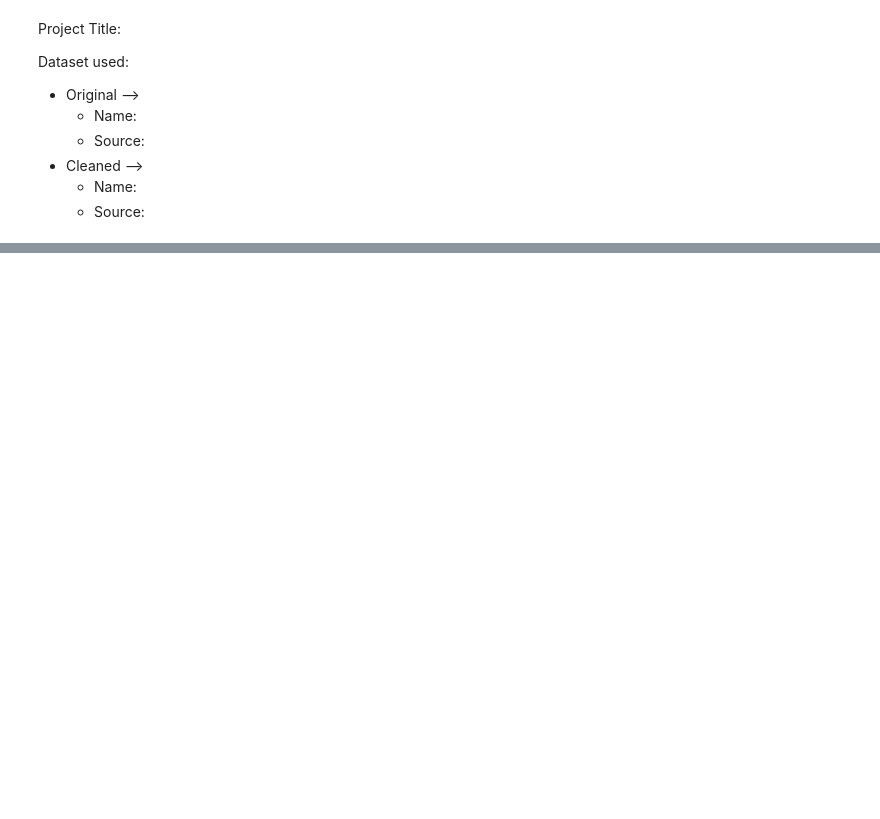
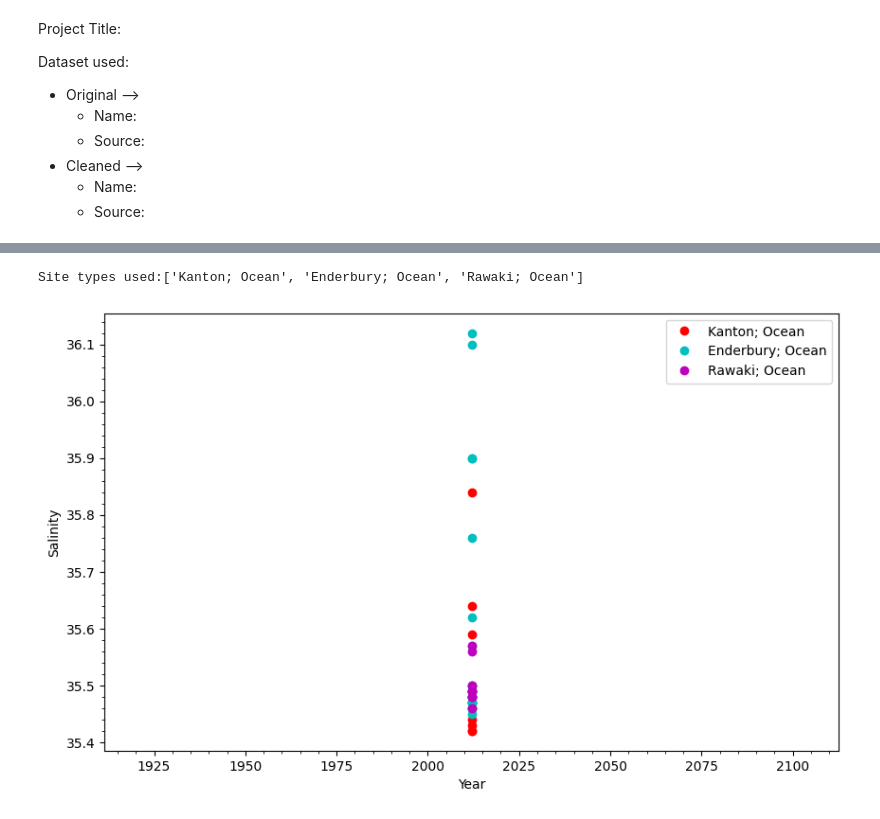
Before and after one commit to me1-3/Emsc2010-A3, a Jupyter notebook: EMSC2010_A3.ipynb, the cells around one changed output, grey strips where cells are left out. Saved outputs shown, nothing was run; the diff lists cells and outputs as text; code cells hidden in the pictures; blank space fills up the shorter version.

```diff
--- a/EMSC2010_A3.ipynb
+++ b/EMSC2010_A3.ipynb
@@ -78,0 +53,8 @@ plt.show() #show plot
+# %%
+# Clean column names by removing extra spaces, making names uppercase, and replacing spaces with underscores
+
+df.columns = df.columns.str.strip().str.upper().str.replace(' ', '_')
+
+# Display the first few rows to check that the dataset loaded correctly
+
+df.head()
@@ -78,0 +92,58 @@ plt.show() #show plot
+# %%
+# Define the columns used for modelling
+
+site_col="SITE_DESCRIPTION"
+x_col="DATETIME_LOCAL"
+y_col="SALINITY"
+# %%
+# Select the desired ocean sites from the dataset for comparison
+
+selected_site_descriptions = ['Kanton; Ocean', 'Rawaki; Ocean', 'Enderbury; Ocean']
+
+site_types = [site for site in df[site_col].dropna().unique() if site in selected_site_descriptions]
+
+# Filter the dataframe to only include the selected site types
+df = df[df[site_col].isin(site_types)].copy()
+
+site_1 = site_types[0]
+site_2 = site_types[1]
+site_3 = site_types[2]
+
+
+# Print the site types used in the analysis
+print("Site types used:" + str(site_types))
+# %% [output]
+Site types used:['Kanton; Ocean', 'Enderbury; Ocean', 'Rawaki; Ocean']
+# %%
+# Filter the dataset so that only the two selected reef types are included
+
+data = df[df[site_col].isin([site_1, site_2, site_3])]
+
+# Keep only the variables needed for modelling and remove missing values
+data = data[[site_col, x_col, y_col]].dropna()
+# %%
+# Plot salinity score against year for the three selected sites
+# This gives an initial visual check of the relationship before modelling
+
+from matplotlib.ticker import MaxNLocator #to clean up the major ticks on x-axis and make them integers
+
+# Convert DATETIME_LOCAL to datetime objects and extract the year
+data['YEAR'] = pd.to_datetime(data[x_col]).dt.year
+
+plt.figure(figsize=(10,6))
+
+plt.plot(data[data[site_col] == site_1]['YEAR'], data[data[site_col] == site_1][y_col], 'o', color='r', label=site_1)
+plt.plot(data[data[site_col] == site_2]['YEAR'], data[data[site_col] == site_2][y_col], 'o', color='c', label=site_2)
+plt.plot(data[data[site_col] == site_3]['YEAR'], data[data[site_col] == site_3][y_col], 'o', color='m', label=site_3)
+
+plt.gca().xaxis.set_major_locator(MaxNLocator(integer=True)) #force integer ticks on x-axis
+
+plt.xlabel("Year")
+plt.ylabel("Salinity")
+
+plt.legend()
+plt.minorticks_on()
+
+plt.show()
+# %% [output]
+[figure, added]
```
Also changed, not shown: parts of 11 cells of this notebook.
